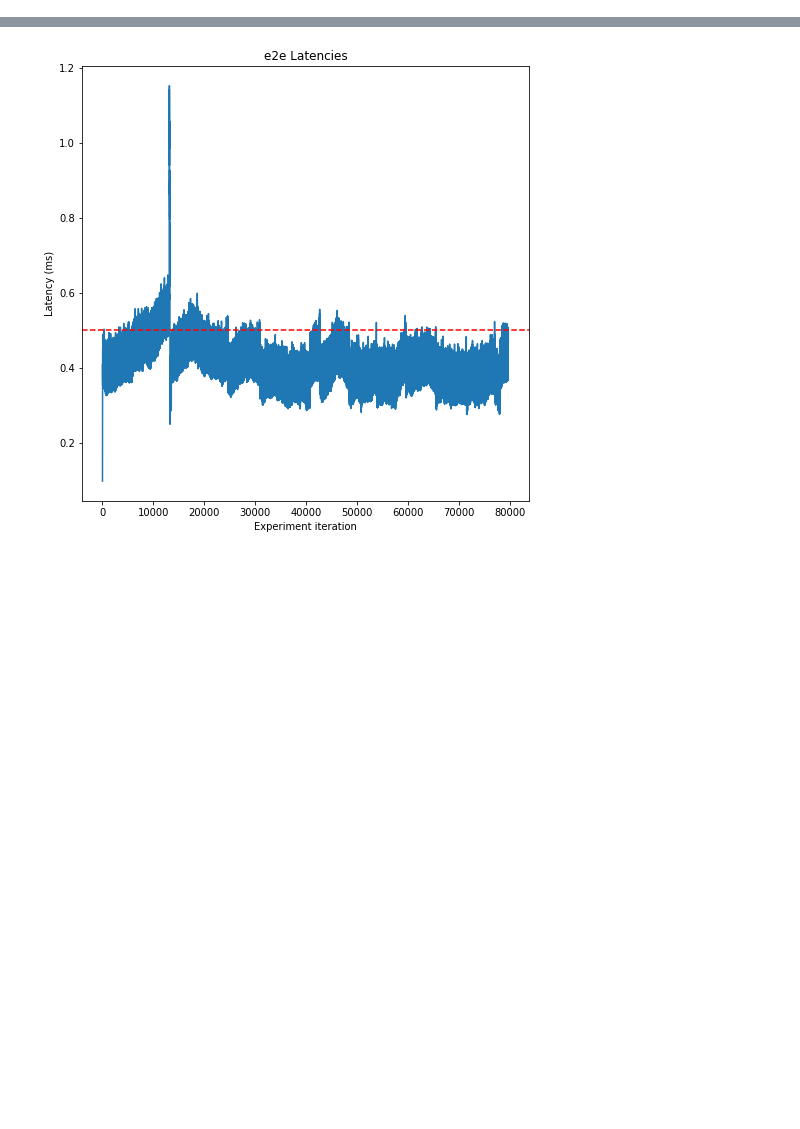
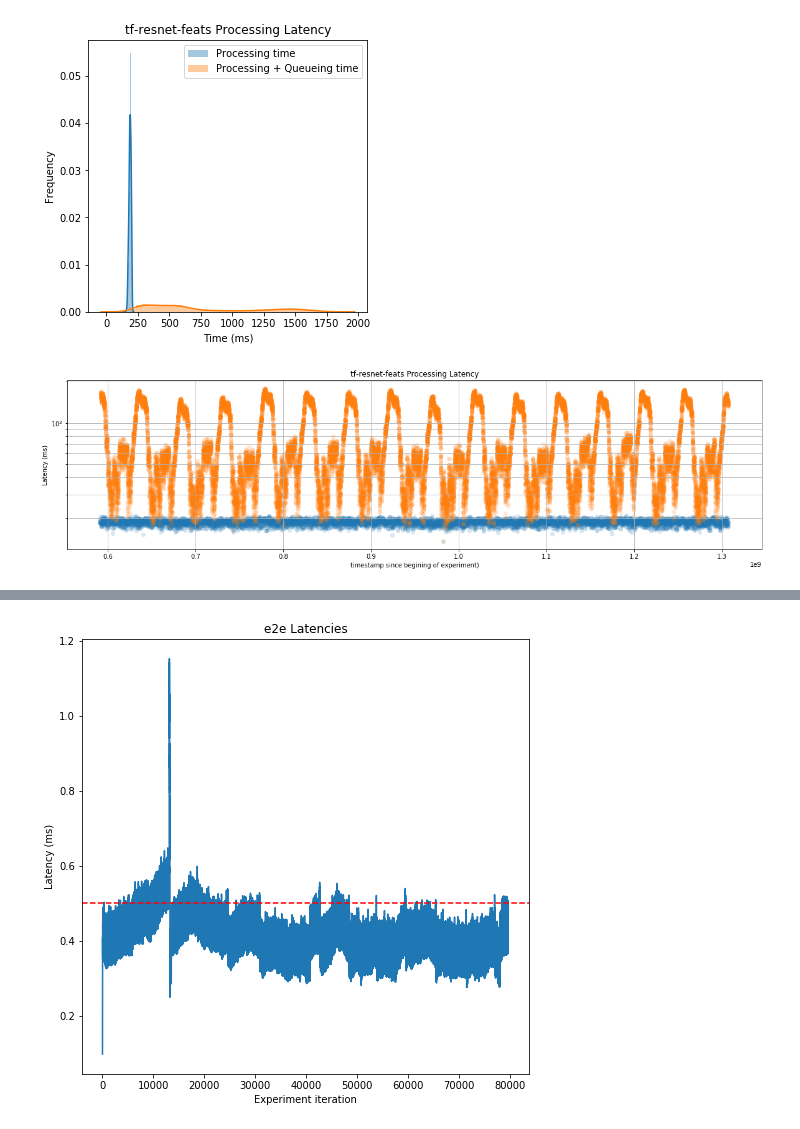
Before and after one commit to dcrankshaw/plots-model-comp-paper, a Jupyter notebook: plotting/single_model_distribution_plotting.ipynb, the cells around one changed output, grey strips where cells are left out. Cells and saved outputs as stored; diff of their text form; code cells hidden in the pictures; blank space fills up the shorter version.

```diff
--- a/plotting/single_model_distribution_plotting.ipynb
+++ b/plotting/single_model_distribution_plotting.ipynb
@@ -125,0 +135,6 @@ compare_latency_dists_over_time(resnet, resnet_models)
+# %%
+compare_latency_dists(resnet4_exp, resnet_models)
+compare_latency_dists_over_time(resnet4_exp, resnet_models)
+# %% [output]
+[figure, added]
+[figure, added]
```
Also changed, not shown: parts of 15 cells of this notebook.
